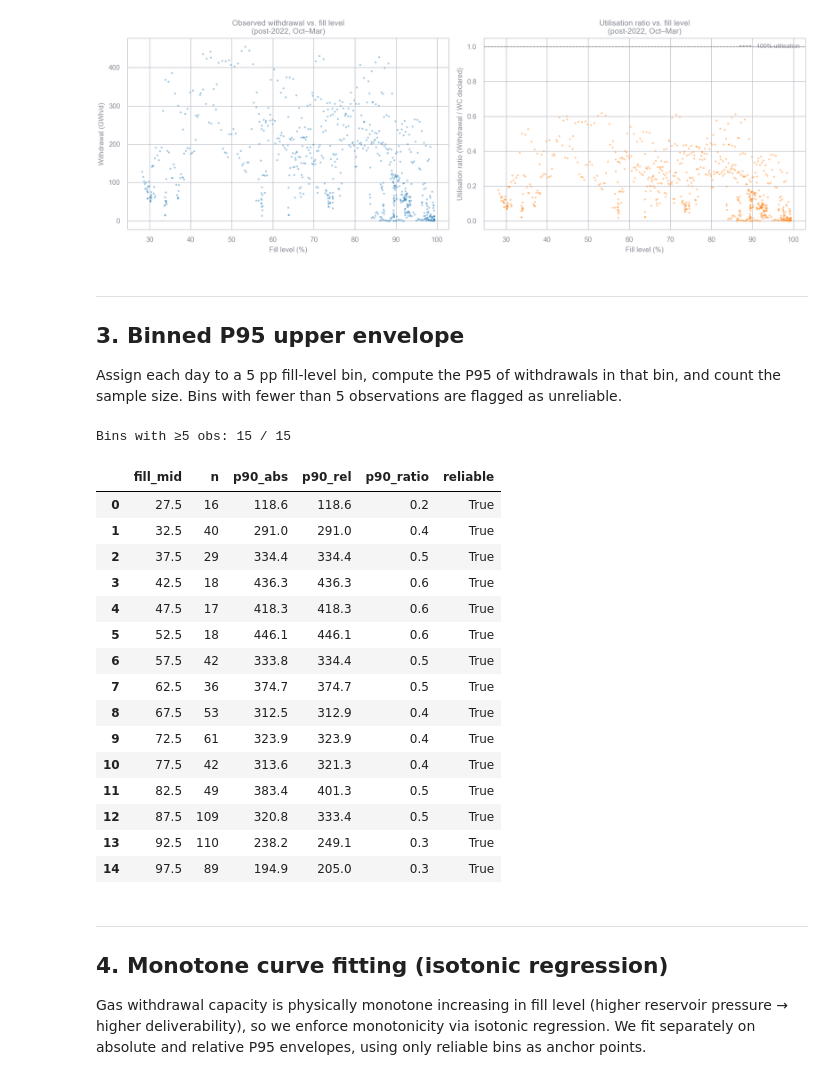
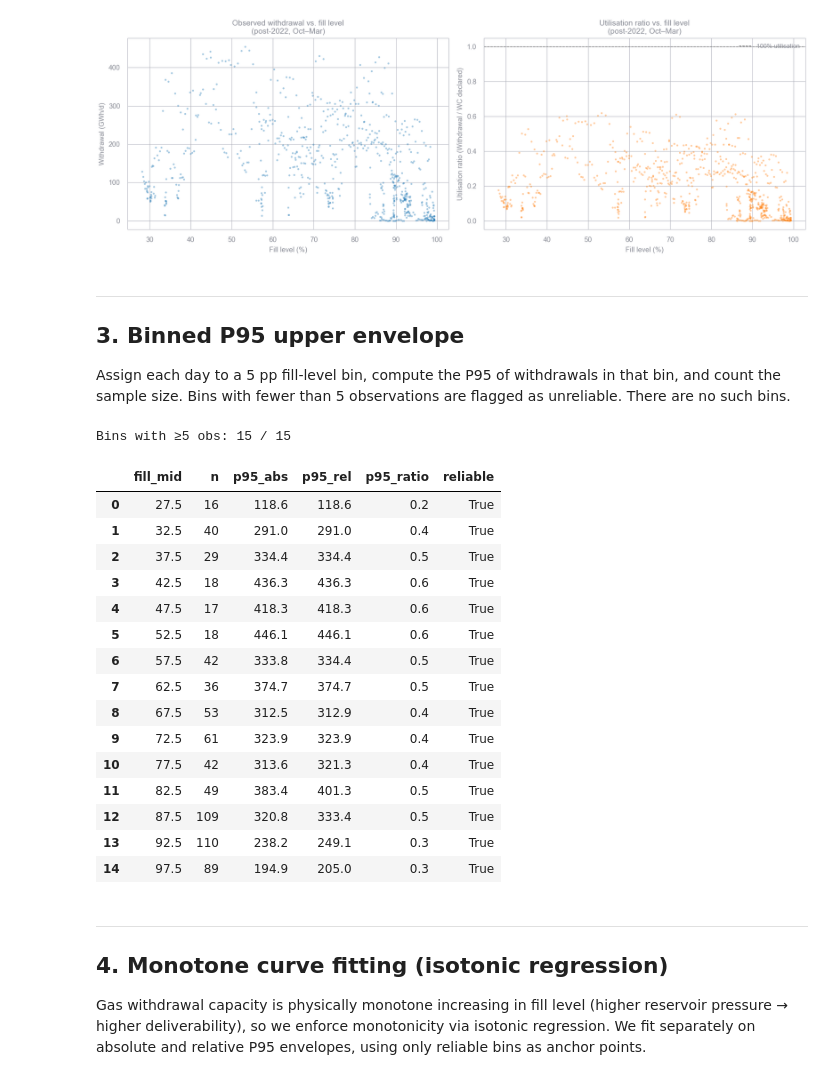
Before and after one commit to sikmartin/bsd_revamp, a Jupyter notebook: notebooks/withdrawal_curve.ipynb, the cells around one changed output. Saved outputs shown, nothing was run; the diff lists cells and outputs as text; code cells hidden in the pictures.

```diff
--- a/notebooks/withdrawal_curve.ipynb
+++ b/notebooks/withdrawal_curve.ipynb
@@ -143,36 +161,36 @@ fig;
 
 Assign each day to a 5 pp fill-level bin, compute the P95 of withdrawals in
 that bin, and count the sample size.  Bins with fewer than 5 observations are
-flagged as unreliable.
+flagged as unreliable. There are no such bins.
 # %%
 winter["fill_bin"] = pd.cut(
     winter["fill_pct"],
     bins=BIN_EDGES,
     labels=BIN_LABELS,
     right=False,
 ).astype(float)
 
 bins = (
     winter.groupby("fill_bin", observed=False)
     .agg(
         n          = ("withdrawal",  "count"),
-        p90_abs    = ("withdrawal",  lambda x: x.quantile(QUANTILE)),
-        p90_ratio  = ("util_ratio",  lambda x: x.quantile(QUANTILE)),
+        p95_abs    = ("withdrawal",  lambda x: x.quantile(QUANTILE)),
+        p95_ratio  = ("util_ratio",  lambda x: x.quantile(QUANTILE)),
     )
     .reset_index()
     .rename(columns={"fill_bin": "fill_mid"})
 )
 
 # Relative approach: scale P95 ratio by current declared capacity
-bins["p90_rel"] = bins["p90_ratio"] * WC_CURRENT
+bins["p95_rel"] = bins["p95_ratio"] * WC_CURRENT
 
 bins["reliable"] = bins["n"] >= MIN_OBS
 
 print(f"Bins with ≥{MIN_OBS} obs: {bins['reliable'].sum()} / {len(bins)}")
-bins[["fill_mid", "n", "p90_abs", "p90_rel", "p90_ratio", "reliable"]].round(1)
+bins[["fill_mid", "n", "p95_abs", "p95_rel", "p95_ratio", "reliable"]].round(1)
 # %% [output]
 Bins with ≥5 obs: 15 / 15
-|  | fill_mid | n | p90_abs | p90_rel | p90_ratio | reliable |
+|  | fill_mid | n | p95_abs | p95_rel | p95_ratio | reliable |
 | 0 | 27.5 | 16 | 118.6 | 118.6 | 0.2 | True |
 | 1 | 32.5 | 40 | 291.0 | 291.0 | 0.4 | True |
 | 2 | 37.5 | 29 | 334.4 | 334.4 | 0.5 | True |
```
Also changed, not shown: parts of 6 cells of this notebook, 10 other files.
